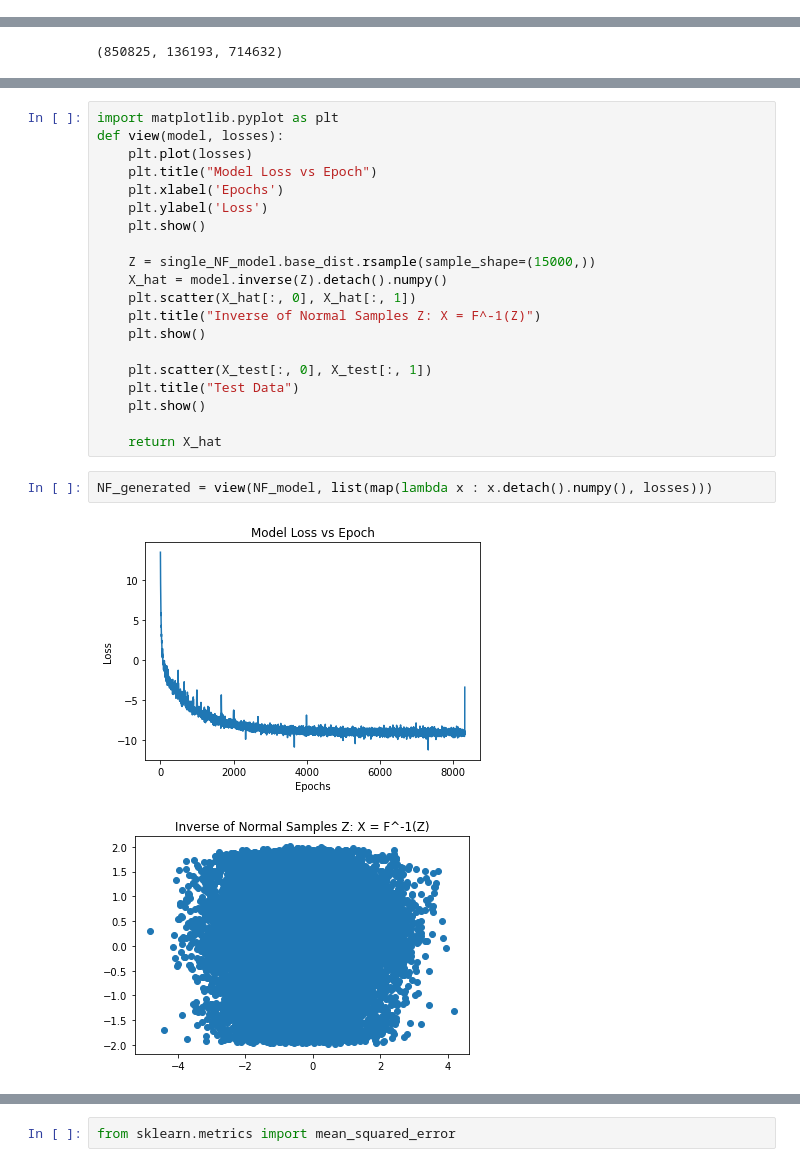
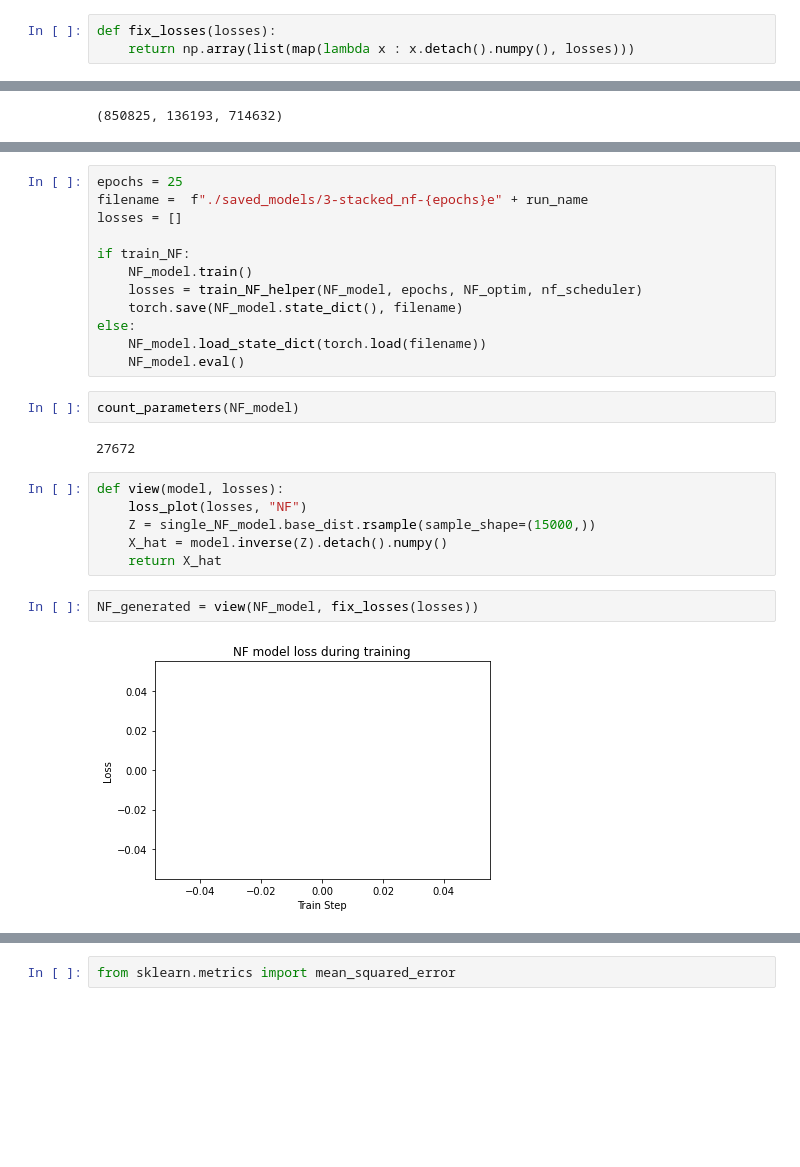
Before and after one commit to marisgg/generative-MC-collisions, a Jupyter notebook: GMs.ipynb, the cells around one changed output, grey strips where cells are left out. Drawn from its saved outputs; the diff is of its cells as text; blank space fills up the shorter version.

```diff
--- a/GMs.ipynb
+++ b/GMs.ipynb
@@ -55,3 +65,6 @@ count_parameters(vae)
+# %%
+def fix_losses(losses):
+    return np.array(list(map(lambda x : x.detach().numpy(), losses)))
 # %%
 class PCDataset(Dataset):
     def __init__(self, data, transform=None):
@@ -315,25 +349,26 @@ Epoch: 25 time passed: 6.38s Train Losses (avg.): -8.99033
-# %%
-import matplotlib.pyplot as plt
-def view(model, losses):
-    plt.plot(losses)
-    plt.title("Model Loss vs Epoch")
-    plt.xlabel('Epochs')
-    plt.ylabel('Loss')
-    plt.show()
-
-    Z = single_NF_model.base_dist.rsample(sample_shape=(15000,))
-    X_hat = model.inverse(Z).detach().numpy()
-    plt.scatter(X_hat[:, 0], X_hat[:, 1])
-    plt.title("Inverse of Normal Samples Z: X = F^-1(Z)")
-    plt.show()
-
-    plt.scatter(X_test[:, 0], X_test[:, 1])
-    plt.title("Test Data")
-    plt.show()
-
-    return X_hat
+# %%
+epochs = 25
+filename =  f"./saved_models/3-stacked_nf-{epochs}e" + run_name
+losses = []
+
+if train_NF:
+    NF_model.train()
+    losses = train_NF_helper(NF_model, epochs, NF_optim, nf_scheduler)
+    torch.save(NF_model.state_dict(), filename)
+else:
+    NF_model.load_state_dict(torch.load(filename))
+    NF_model.eval()
+# %%
+count_parameters(NF_model)
+# %% [output]
+27672
+# %%
+def view(model, losses):
+    loss_plot(losses, "NF")
+    Z = single_NF_model.base_dist.rsample(sample_shape=(15000,))
+    X_hat = model.inverse(Z).detach().numpy()
+    return X_hat
 # %%
-NF_generated = view(NF_model, list(map(lambda x : x.detach().numpy(), losses)))
+NF_generated = view(NF_model, fix_losses(losses))
 # %% [output]
-[figure, old version]
+[figure, new version]
-[figure, removed]
```
Also changed, not shown: parts of 51 cells of this notebook, 57 other files.
